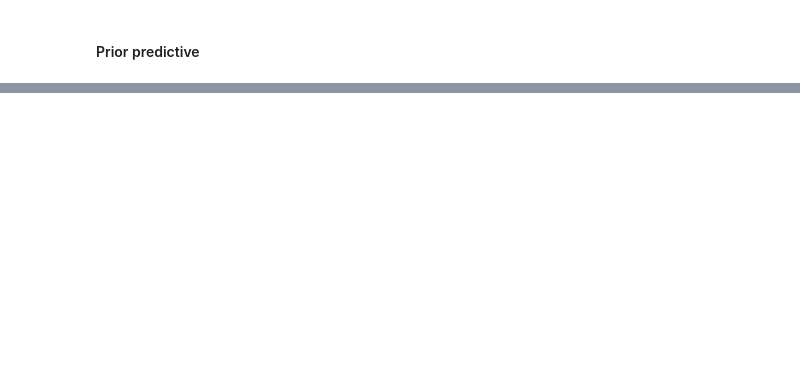
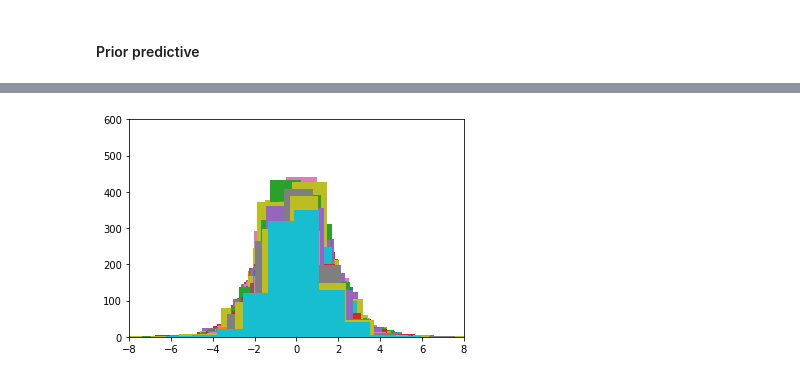
Before and after one commit to FilipZmija/Data-Analytics, a Jupyter notebook: lab3/lab3.ipynb, the cells around one changed output, grey strips where cells are left out. Drawn from its saved outputs; the diff is of its cells as text; code cells hidden in the pictures; blank space fills up the shorter version.

```diff
--- a/lab3/lab3.ipynb
+++ b/lab3/lab3.ipynb
@@ -287,0 +303,8 @@ az.plot_ppc(arviz_result, group="prior", data_pairs={"y": "y_prior"}, num_pp_sam
+# %%
+y_prior=result.draws_pd().drop(columns=["lp__","accept_stat__","mu","sigma"])
+#print(y_prior)
+for g in y_prior:
+    plt.hist(y_prior[g])
+    plt.axis([-8,8,0,600])
+# %% [output]
+[figure, added]
```
Also changed, not shown: parts of 19 cells of this notebook.
